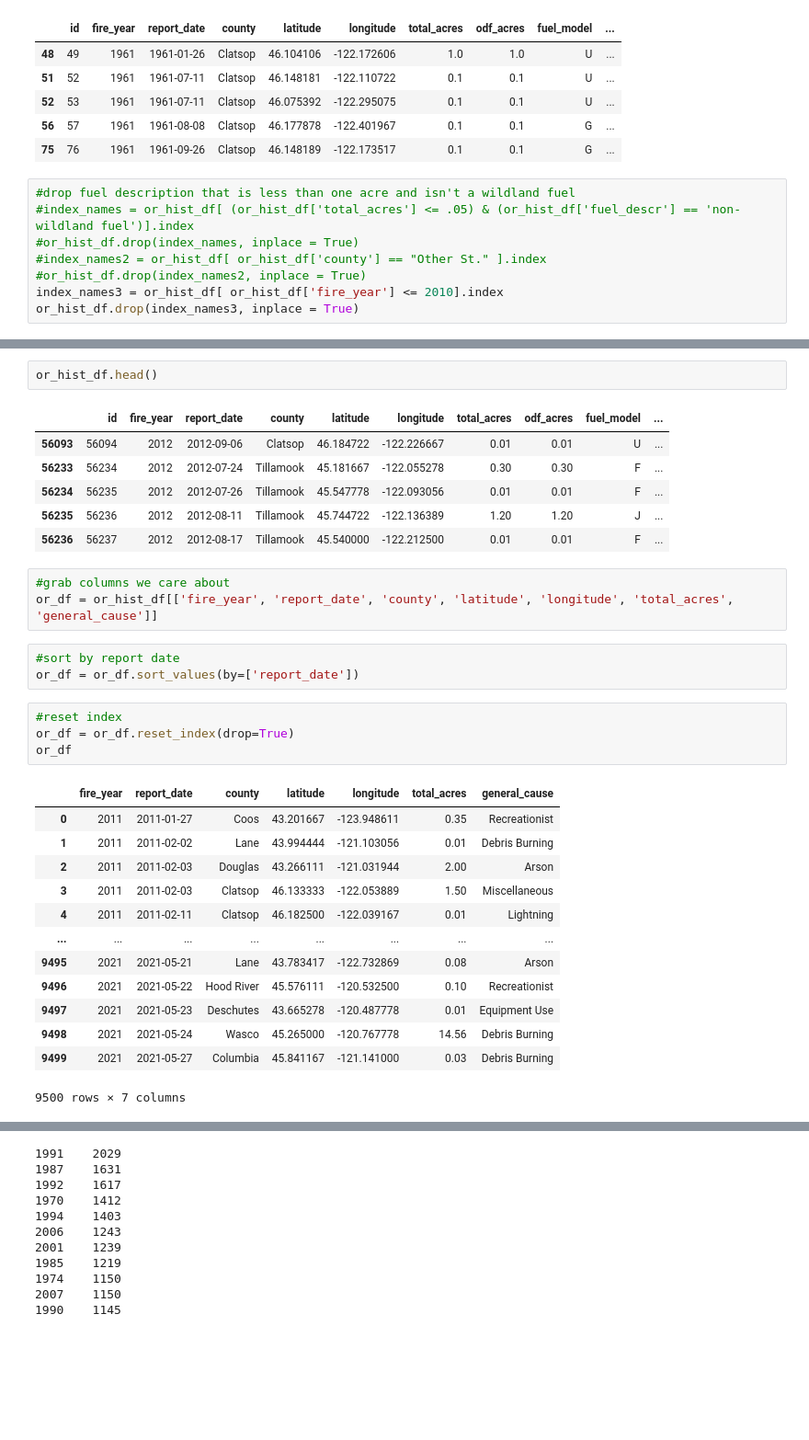
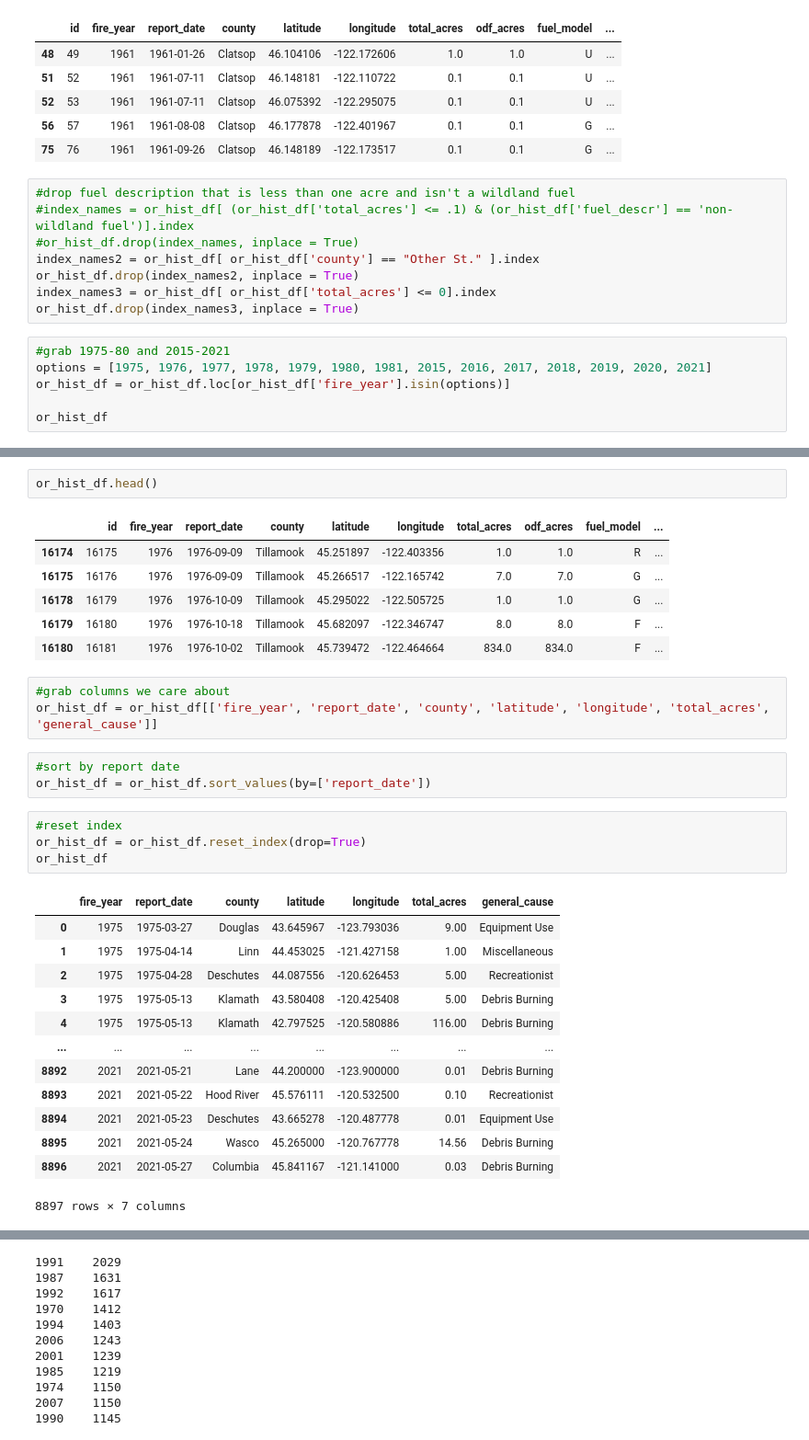
Before and after one commit to cjengleson/Project-2-Repo, a Jupyter notebook: or_historic_cleanup.ipynb, the cells around one changed output, grey strips where cells are left out. Shown at 92% size. Saved outputs shown, nothing was run; the diff lists cells and outputs as text; blank space fills up the shorter version.

Commit message:
changed years for dataframe

```diff
--- a/or_historic_cleanup.ipynb
+++ b/or_historic_cleanup.ipynb
@@ -34,9 +34,15 @@ or_hist_df.head()
 | 75 | 76 | 1961 | 1961-09-26 | Clatsop | 46.148189 | -122.173517 | 0.1 | 0.1 | G | ... |
 # %%
 #drop fuel description that is less than one acre and isn't a wildland fuel
-#index_names = or_hist_df[ (or_hist_df['total_acres'] <= .05) & (or_hist_df['fuel_descr'] == 'non-wildland fuel')].index
+#index_names = or_hist_df[ (or_hist_df['total_acres'] <= .1) & (or_hist_df['fuel_descr'] == 'non-wildland fuel')].index
 #or_hist_df.drop(index_names, inplace = True)
-#index_names2 = or_hist_df[ or_hist_df['county'] == "Other St." ].index
-#or_hist_df.drop(index_names2, inplace = True)
-index_names3 = or_hist_df[ or_hist_df['fire_year'] <= 2010].index
+index_names2 = or_hist_df[ or_hist_df['county'] == "Other St." ].index
+or_hist_df.drop(index_names2, inplace = True)
+index_names3 = or_hist_df[ or_hist_df['total_acres'] <= 0].index
 or_hist_df.drop(index_names3, inplace = True)
+# %%
+#grab 1975-80 and 2015-2021
+options = [1975, 1976, 1977, 1978, 1979, 1980, 1981, 2015, 2016, 2017, 2018, 2019, 2020, 2021]
+or_hist_df = or_hist_df.loc[or_hist_df['fire_year'].isin(options)]
+
+or_hist_df
@@ -44,33 +64,33 @@ or_hist_df.drop(index_names3, inplace = True)
 or_hist_df.head()
 # %% [output]
 |  | id | fire_year | report_date | county | latitude | longitude | total_acres | odf_acres | fuel_model | ... |
-| 56093 | 56094 | 2012 | 2012-09-06 | Clatsop | 46.184722 | -122.226667 | 0.01 | 0.01 | U | ... |
-| 56233 | 56234 | 2012 | 2012-07-24 | Tillamook | 45.181667 | -122.055278 | 0.30 | 0.30 | F | ... |
-| 56234 | 56235 | 2012 | 2012-07-26 | Tillamook | 45.547778 | -122.093056 | 0.01 | 0.01 | F | ... |
-| 56235 | 56236 | 2012 | 2012-08-11 | Tillamook | 45.744722 | -122.136389 | 1.20 | 1.20 | J | ... |
-| 56236 | 56237 | 2012 | 2012-08-17 | Tillamook | 45.540000 | -122.212500 | 0.01 | 0.01 | F | ... |
+| 16174 | 16175 | 1976 | 1976-09-09 | Tillamook | 45.251897 | -122.403356 | 1.0 | 1.0 | R | ... |
+| 16175 | 16176 | 1976 | 1976-09-09 | Tillamook | 45.266517 | -122.165742 | 7.0 | 7.0 | G | ... |
+| 16178 | 16179 | 1976 | 1976-10-09 | Tillamook | 45.295022 | -122.505725 | 1.0 | 1.0 | G | ... |
+| 16179 | 16180 | 1976 | 1976-10-18 | Tillamook | 45.682097 | -122.346747 | 8.0 | 8.0 | F | ... |
+| 16180 | 16181 | 1976 | 1976-10-02 | Tillamook | 45.739472 | -122.464664 | 834.0 | 834.0 | F | ... |
 # %%
 #grab columns we care about
-or_df = or_hist_df[['fire_year', 'report_date', 'county', 'latitude', 'longitude', 'total_acres', 'general_cause']]
+or_hist_df = or_hist_df[['fire_year', 'report_date', 'county', 'latitude', 'longitude', 'total_acres', 'general_cause']]
 # %%
 #sort by report date
-or_df = or_df.sort_values(by=['report_date'])
+or_hist_df = or_hist_df.sort_values(by=['report_date'])
 # %%
 #reset index
-or_df = or_df.reset_index(drop=True)
-or_df
+or_hist_df = or_hist_df.reset_index(drop=True)
+or_hist_df
 # %% [output]
 |  | fire_year | report_date | county | latitude | longitude | total_acres | general_cause |
-| 0 | 2011 | 2011-01-27 | Coos | 43.201667 | -123.948611 | 0.35 | Recreationist |
-| 1 | 2011 | 2011-02-02 | Lane | 43.994444 | -121.103056 | 0.01 | Debris Burning |
-| 2 | 2011 | 2011-02-03 | Douglas | 43.266111 | -121.031944 | 2.00 | Arson |
-| 3 | 2011 | 2011-02-03 | Clatsop | 46.133333 | -122.053889 | 1.50 | Miscellaneous |
-| 4 | 2011 | 2011-02-11 | Clatsop | 46.182500 | -122.039167 | 0.01 | Lightning |
+| 0 | 1975 | 1975-03-27 | Douglas | 43.645967 | -123.793036 | 9.00 | Equipment Use |
+| 1 | 1975 | 1975-04-14 | Linn | 44.453025 | -121.427158 | 1.00 | Miscellaneous |
+| 2 | 1975 | 1975-04-28 | Deschutes | 44.087556 | -120.626453 | 5.00 | Recreationist |
+| 3 | 1975 | 1975-05-13 | Klamath | 43.580408 | -120.425408 | 5.00 | Debris Burning |
+| 4 | 1975 | 1975-05-13 | Klamath | 42.797525 | -120.580886 | 116.00 | Debris Burning |
 | ... | ... | ... | ... | ... | ... | ... | ... |
-| 9495 | 2021 | 2021-05-21 | Lane | 43.783417 | -122.732869 | 0.08 | Arson |
-| 9496 | 2021 | 2021-05-22 | Hood River | 45.576111 | -120.532500 | 0.10 | Recreationist |
-| 9497 | 2021 | 2021-05-23 | Deschutes | 43.665278 | -120.487778 | 0.01 | Equipment Use |
-| 9498 | 2021 | 2021-05-24 | Wasco | 45.265000 | -120.767778 | 14.56 | Debris Burning |
-| 9499 | 2021 | 2021-05-27 | Columbia | 45.841167 | -121.141000 | 0.03 | Debris Burning |
+| 8892 | 2021 | 2021-05-21 | Lane | 44.200000 | -123.900000 | 0.01 | Debris Burning |
+| 8893 | 2021 | 2021-05-22 | Hood River | 45.576111 | -120.532500 | 0.10 | Recreationist |
+| 8894 | 2021 | 2021-05-23 | Deschutes | 43.665278 | -120.487778 | 0.01 | Equipment Use |
+| 8895 | 2021 | 2021-05-24 | Wasco | 45.265000 | -120.767778 | 14.56 | Debris Burning |
+| 8896 | 2021 | 2021-05-27 | Columbia | 45.841167 | -121.141000 | 0.03 | Debris Burning |
-9500 rows × 7 columns
+8897 rows × 7 columns
 # %%
```
Also changed, not shown: parts of 2 cells of this notebook, 1 other file.
